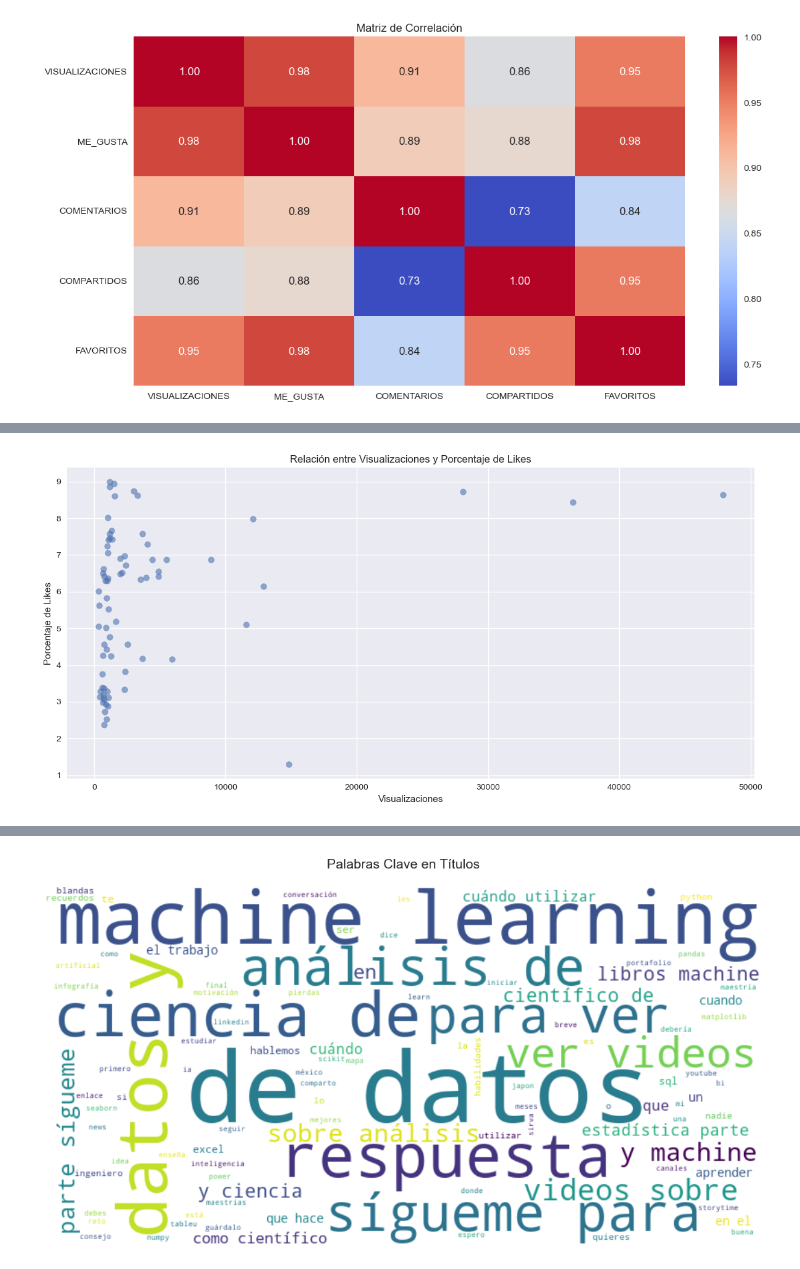
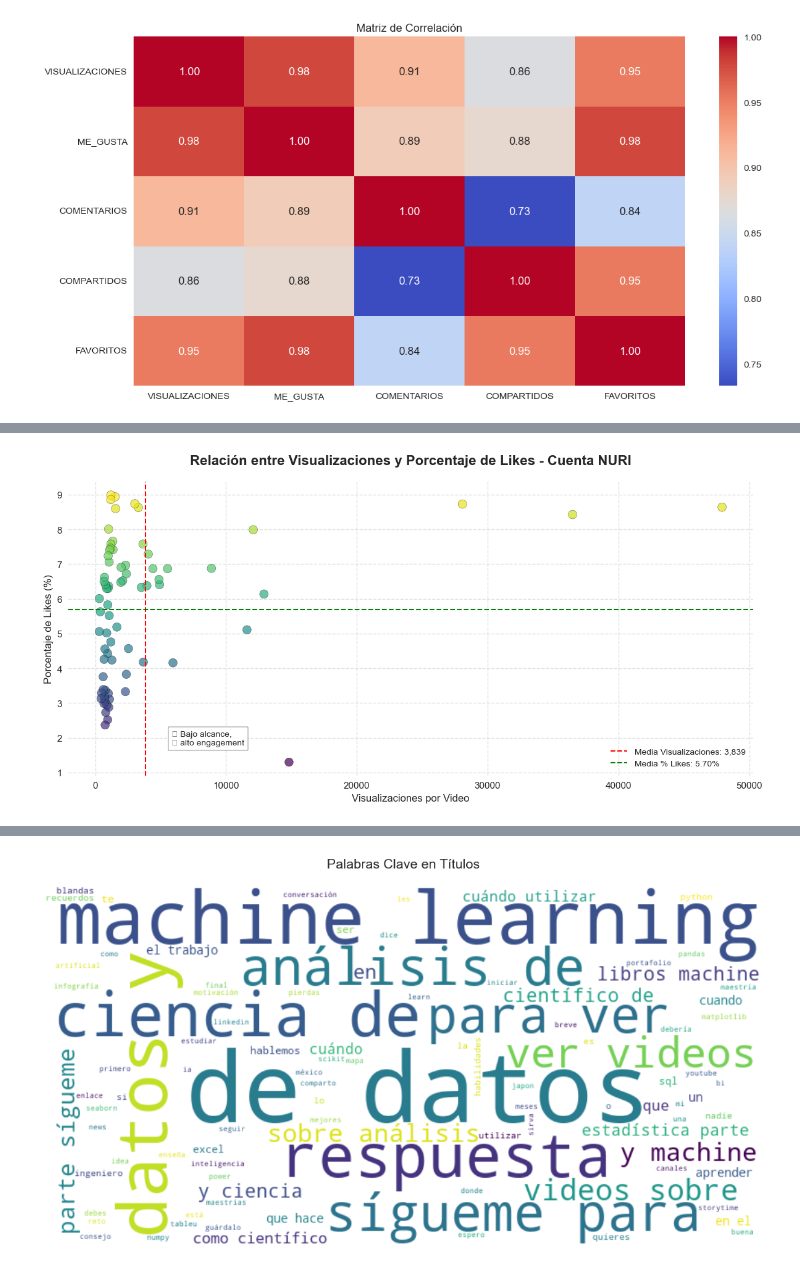
Before and after one commit to marioruizgonzalez/ML, a Jupyter notebook: Nuri_Tiktok_Analysis.ipynb, the cells around one changed output, grey strips where cells are left out. Saved outputs shown, nothing was run; the diff lists cells and outputs as text; code cells hidden in the pictures.

```diff
--- a/Nuri_Tiktok_Analysis.ipynb
+++ b/Nuri_Tiktok_Analysis.ipynb
@@ -32,7 +29,7 @@ nltk.download('vader_lexicon')
 
 # Cargar los datos
 #df = pd.read_csv(r"C:\Users\ShePlay\Desktop\nuri_tiktok_dataset.csv")
-df = pd.read_csv(r"C:\Users\ShePlay\Desktop\nuri_tiktok_dataset.csv")
+df = pd.read_csv(r"/Users/marioruiz/Documents/GitHub/ML/nuri_tiktok_dataset.csv")
 
 # Mostrar información básica
 print(df.info())
@@ -129,14 +213,40 @@ plt.show()
 # %%
 # 5. Porcentaje de likes vs visualizaciones
-plt.figure()
-plt.scatter(df['VISUALIZACIONES'], df['PORCENTAJE_LIKES'], alpha=0.6)
-plt.title('Relación entre Visualizaciones y Porcentaje de Likes')
-plt.xlabel('Visualizaciones')
-plt.ylabel('Porcentaje de Likes')
-plt.grid(True)
+plt.figure(figsize=(12, 6))
+
+# Gráfico base
+plt.scatter(df['VISUALIZACIONES'], df['PORCENTAJE_LIKES'],
+            alpha=0.7,
+            c=df['PORCENTAJE_LIKES'], cmap='viridis',
+            edgecolor='black', s=100)
+
+# Título y ejes
+plt.title('Relación entre Visualizaciones y Porcentaje de Likes - Cuenta NURI',
+          fontsize=16, weight='bold', pad=20)
+plt.xlabel('Visualizaciones por Video', fontsize=12)
+plt.ylabel('Porcentaje de Likes (%)', fontsize=12)
+
+# Estética
+plt.grid(visible=True, linestyle='--', alpha=0.6)
+plt.xticks(fontsize=11)
+plt.yticks(fontsize=11)
+
+# Agregar líneas guía: media de cada variable
+media_vistas = df['VISUALIZACIONES'].mean()
+media_likes = df['PORCENTAJE_LIKES'].mean()
+
+plt.axvline(media_vistas, color='red', linestyle='--', linewidth=1.5, label=f'Media Visualizaciones: {int(media_vistas):,}')
+plt.axhline(media_likes, color='green', linestyle='--', linewidth=1.5, label=f'Media % Likes: {media_likes:.2f}%')
+
+# Anotaciones opcionales
+plt.text(media_vistas + 2000, df['PORCENTAJE_LIKES'].min() + 0.5,
+         '⬅ Bajo alcance,\n⬆ alto engagement',
+         fontsize=10, bbox=dict(facecolor='white', edgecolor='black'))
+
+plt.legend(fontsize=10)
 plt.tight_layout()
 plt.show()
 # %% [output]
-[figure, old version]
+[figure, new version]
 # %%
 # 6. Hora de publicación vs engagement
```
Also changed, not shown: parts of 9 cells of this notebook, 2 other files.
